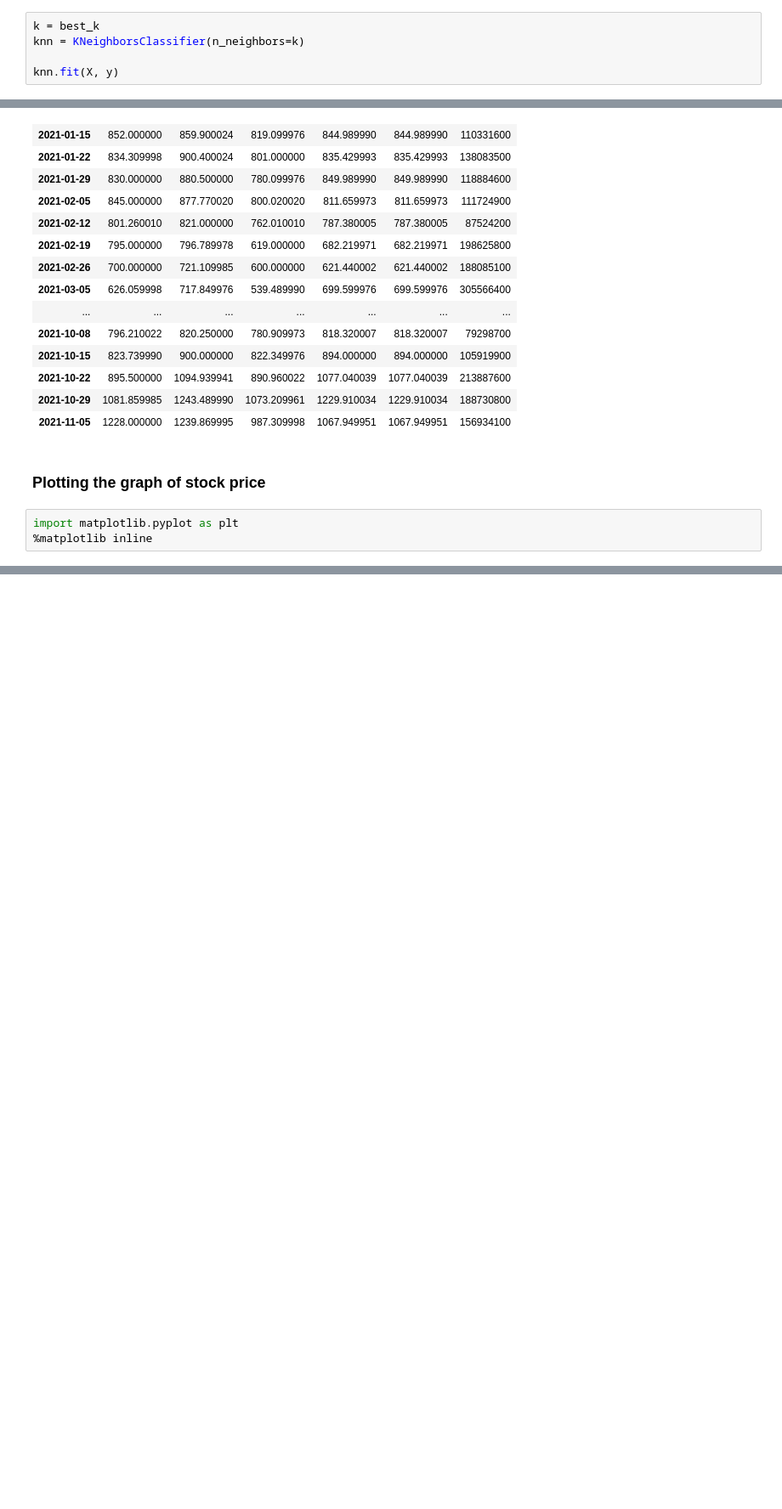
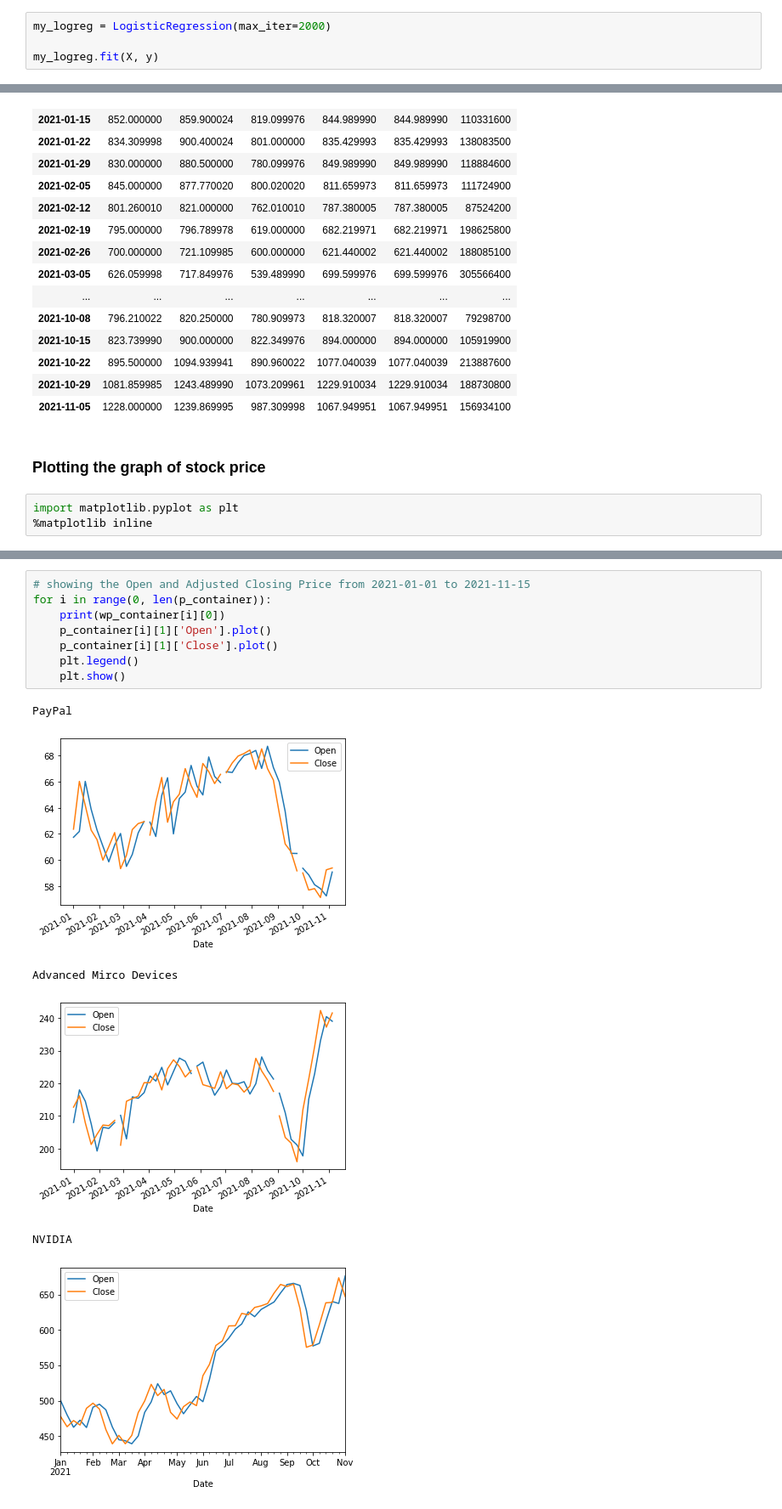
Before and after one commit to tonykyo3232/Stock-Market-Analysis, a Jupyter notebook: Company_predicter/Models.ipynb, the cells around one changed output, grey strips where cells are left out. Shown at 85% size. Drawn from its saved outputs; the diff is of its cells as text; blank space fills up the shorter version.

```diff
--- a/Company_predicter/Models.ipynb
+++ b/Company_predicter/Models.ipynb
@@ -373,6 +499,5 @@ model.score(X_test, y_test)
 # %%
-k = best_k
-knn = KNeighborsClassifier(n_neighbors=k)
+my_logreg = LogisticRegression(max_iter=2000)
 
-knn.fit(X, y)
+my_logreg.fit(X, y)
 # %% [output]
@@ -581,0 +872,15 @@ import matplotlib.pyplot as plt
+# %%
+# showing the Open and Adjusted Closing Price from 2021-01-01 to 2021-11-15
+for i in range(0, len(p_container)):
+    print(wp_container[i][0])
+    p_container[i][1]['Open'].plot()
+    p_container[i][1]['Close'].plot()
+    plt.legend()
+    plt.show()
+# %% [output]
+PayPal
+[figure, added]
+Advanced Mirco Devices
+[figure, added]
+NVIDIA
+[figure, added]
```
Also changed, not shown: parts of 77 cells of this notebook, 21 other files.
